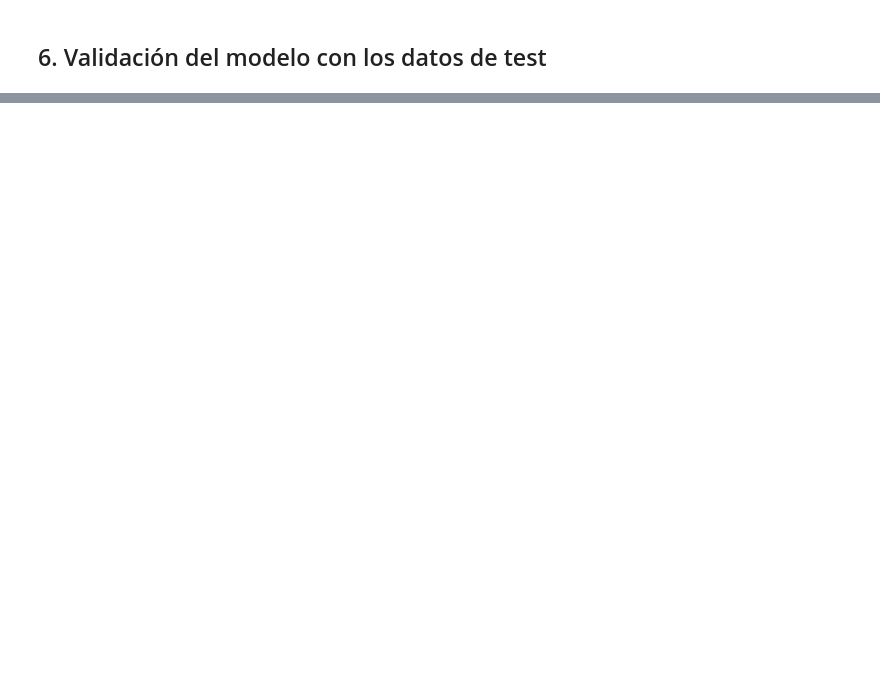
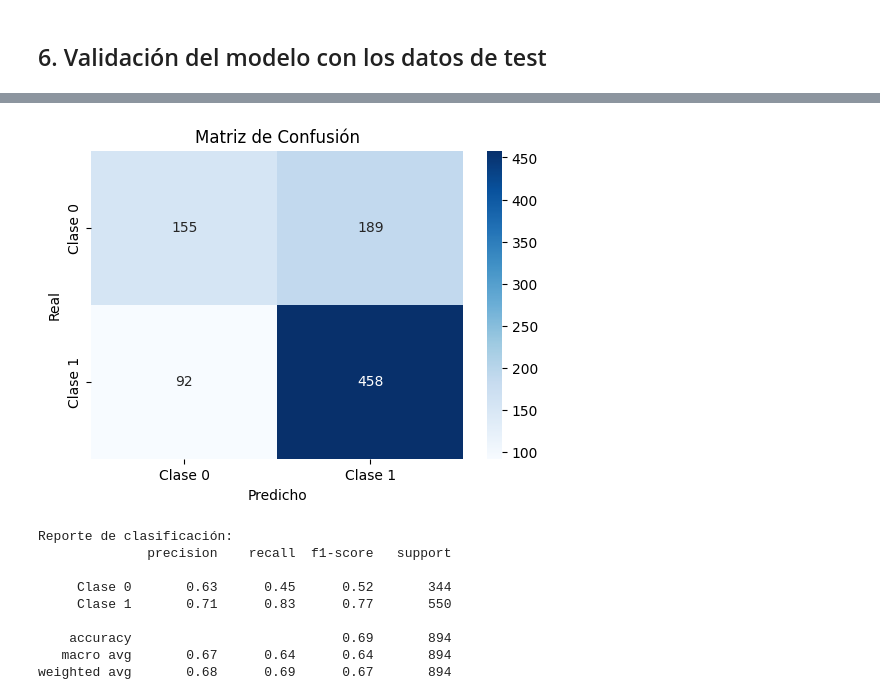
Before and after one commit to MariaEspFon/Scripts-propios, a Jupyter notebook: TensorFlow/CNN_model.ipynb, the cells around one changed output, grey strips where cells are left out. Saved outputs shown, nothing was run; the diff lists cells and outputs as text; code cells hidden in the pictures; blank space fills up the shorter version.

Commit message:
matriz de confusion

```diff
--- a/TensorFlow/CNN_model.ipynb
+++ b/TensorFlow/CNN_model.ipynb
@@ -236,0 +240,23 @@ Test loss: 0.684
+# %%
+from sklearn.metrics import confusion_matrix, classification_report
+import seaborn as sns
+
+predictions = model.predict(normed_test_data)
+predicted_labels = (predictions > 0.5).astype(int)
+cm = confusion_matrix(test_labels, predicted_labels)
+
+# Muestra la matriz de confusión
+def plot_confusion_matrix(cm):
+    plt.figure(figsize=(6, 4))
+    sns.heatmap(cm, annot=True, fmt='d', cmap='Blues', xticklabels=['Clase 0', 'Clase 1'], yticklabels=['Clase 0', 'Clase 1'])
+    plt.xlabel('Predicho')
+    plt.ylabel('Real')
+    plt.title('Matriz de Confusión')
+    plt.show()
+
+plot_confusion_matrix(cm)
+
+# Muestra métricas adicionales
+print("Reporte de clasificación:")
+print(classification_report(test_labels, predicted_labels, target_names=['Clase 0', 'Clase 1']))
+# %% [output]
@@ -236,0 +264,10 @@ Test loss: 0.684
+[figure, added]
+Reporte de clasificación:
+              precision    recall  f1-score   support
+
+     Clase 0       0.63      0.45      0.52       344
+     Clase 1       0.71      0.83      0.77       550
+
+    accuracy                           0.69       894
+   macro avg       0.67      0.64      0.64       894
+weighted avg       0.68      0.69      0.67       894
```
Also changed, not shown: parts of 7 cells of this notebook.
